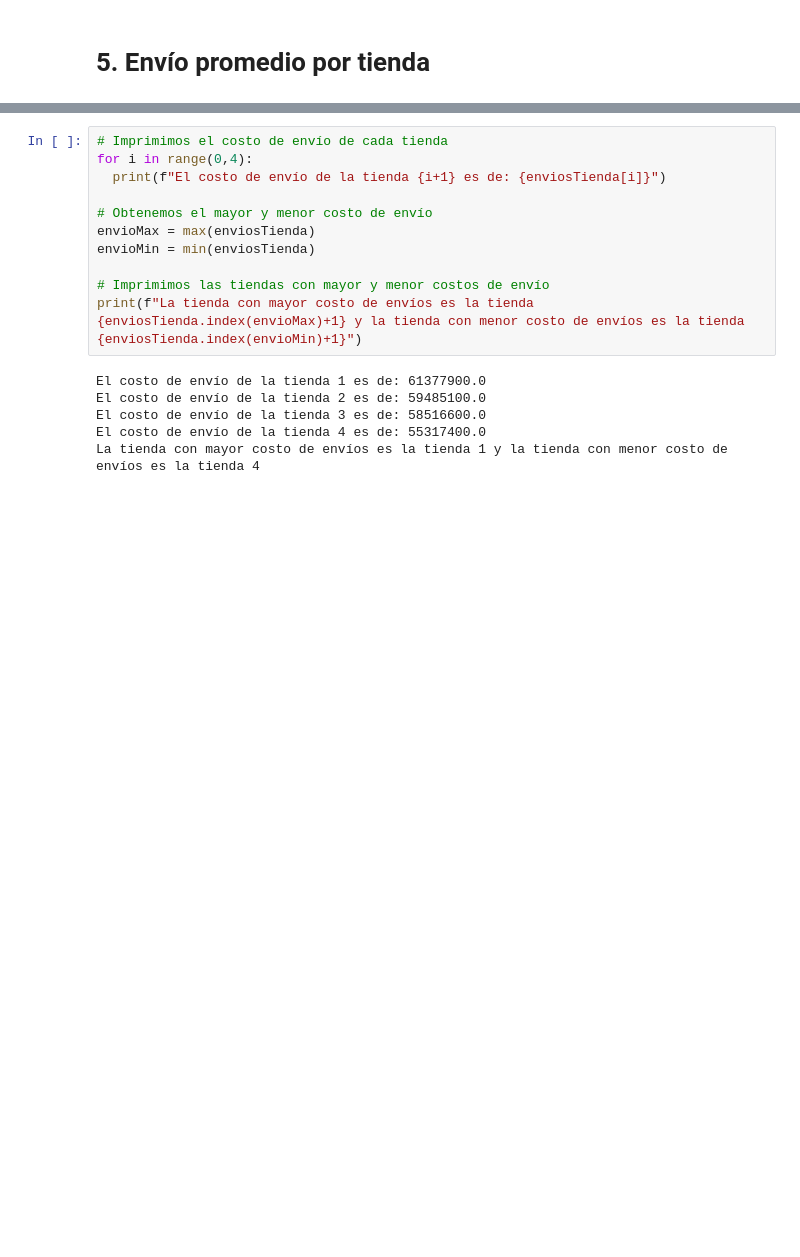
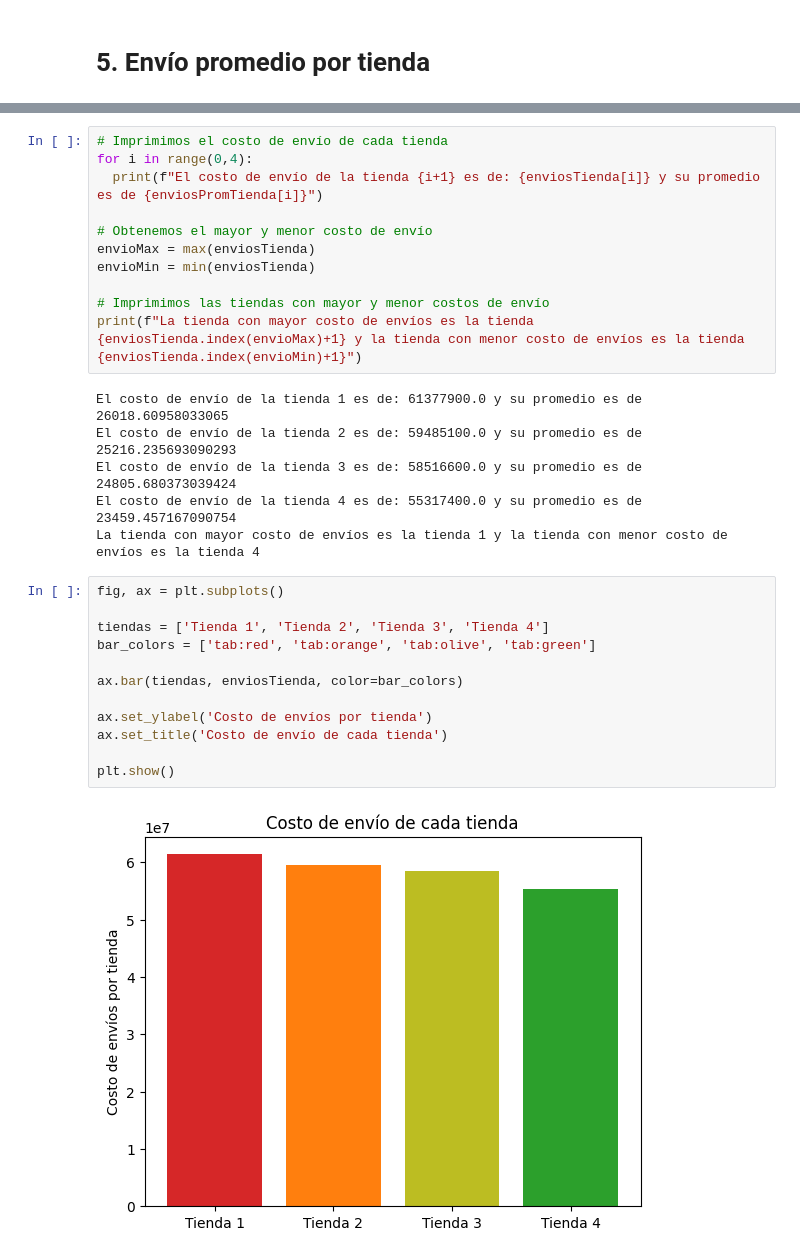
Before and after one commit to YafteMContreras/Challenge-Alura-Store, a Jupyter notebook: AluraStoreLatam.ipynb, the cells around one changed output, grey strips where cells are left out. Saved outputs shown, nothing was run; the diff lists cells and outputs as text; blank space fills up the shorter version.

```diff
--- a/AluraStoreLatam.ipynb
+++ b/AluraStoreLatam.ipynb
@@ -126,7 +164,7 @@ enviosTienda.append(tienda4['Costo de envío'].sum())
 # %%
 # Imprimimos el costo de envío de cada tienda
 for i in range(0,4):
-  print(f"El costo de envío de la tienda {i+1} es de: {enviosTienda[i]}")
+  print(f"El costo de envío de la tienda {i+1} es de: {enviosTienda[i]} y su promedio es de {enviosPromTienda[i]}")
 
 # Obtenemos el mayor y menor costo de envío
 envioMax = max(enviosTienda)
@@ -135,8 +173,22 @@ envioMin = min(enviosTienda)
 # Imprimimos las tiendas con mayor y menor costos de envío
 print(f"La tienda con mayor costo de envíos es la tienda {enviosTienda.index(envioMax)+1} y la tienda con menor costo de envíos es la tienda {enviosTienda.index(envioMin)+1}")
 # %% [output]
-El costo de envío de la tienda 1 es de: 61377900.0
-El costo de envío de la tienda 2 es de: 59485100.0
-El costo de envío de la tienda 3 es de: 58516600.0
-El costo de envío de la tienda 4 es de: 55317400.0
+El costo de envío de la tienda 1 es de: 61377900.0 y su promedio es de 26018.60958033065
+El costo de envío de la tienda 2 es de: 59485100.0 y su promedio es de 25216.235693090293
+El costo de envío de la tienda 3 es de: 58516600.0 y su promedio es de 24805.680373039424
+El costo de envío de la tienda 4 es de: 55317400.0 y su promedio es de 23459.457167090754
 La tienda con mayor costo de envíos es la tienda 1 y la tienda con menor costo de envíos es la tienda 4
+# %%
+fig, ax = plt.subplots()
+
+tiendas = ['Tienda 1', 'Tienda 2', 'Tienda 3', 'Tienda 4']
+bar_colors = ['tab:red', 'tab:orange', 'tab:olive', 'tab:green']
+
+ax.bar(tiendas, enviosTienda, color=bar_colors)
+
+ax.set_ylabel('Costo de envíos por tienda')
+ax.set_title('Costo de envío de cada tienda')
+
+plt.show()
+# %% [output]
+[figure, added]
```
Also changed, not shown: parts of 7 cells of this notebook.
